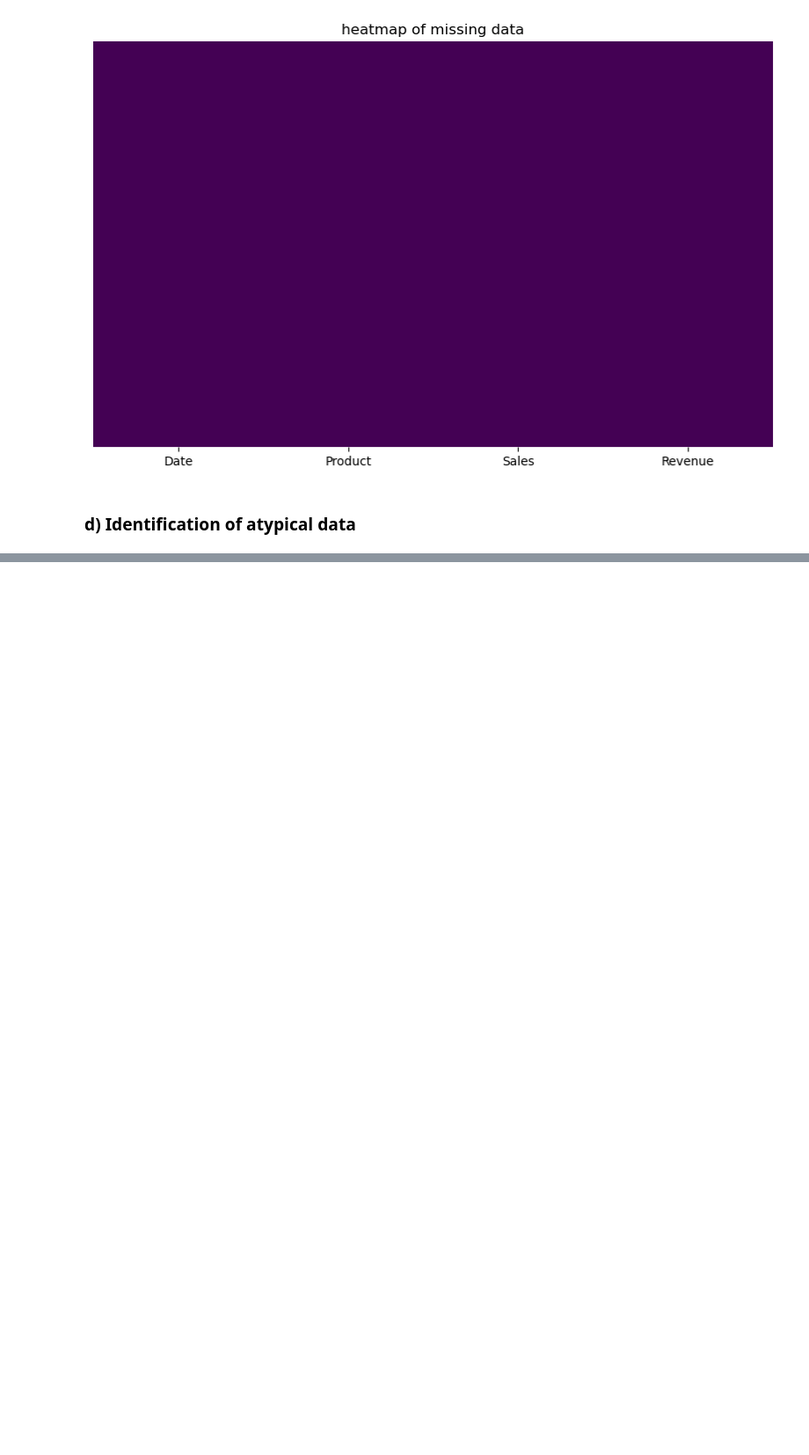
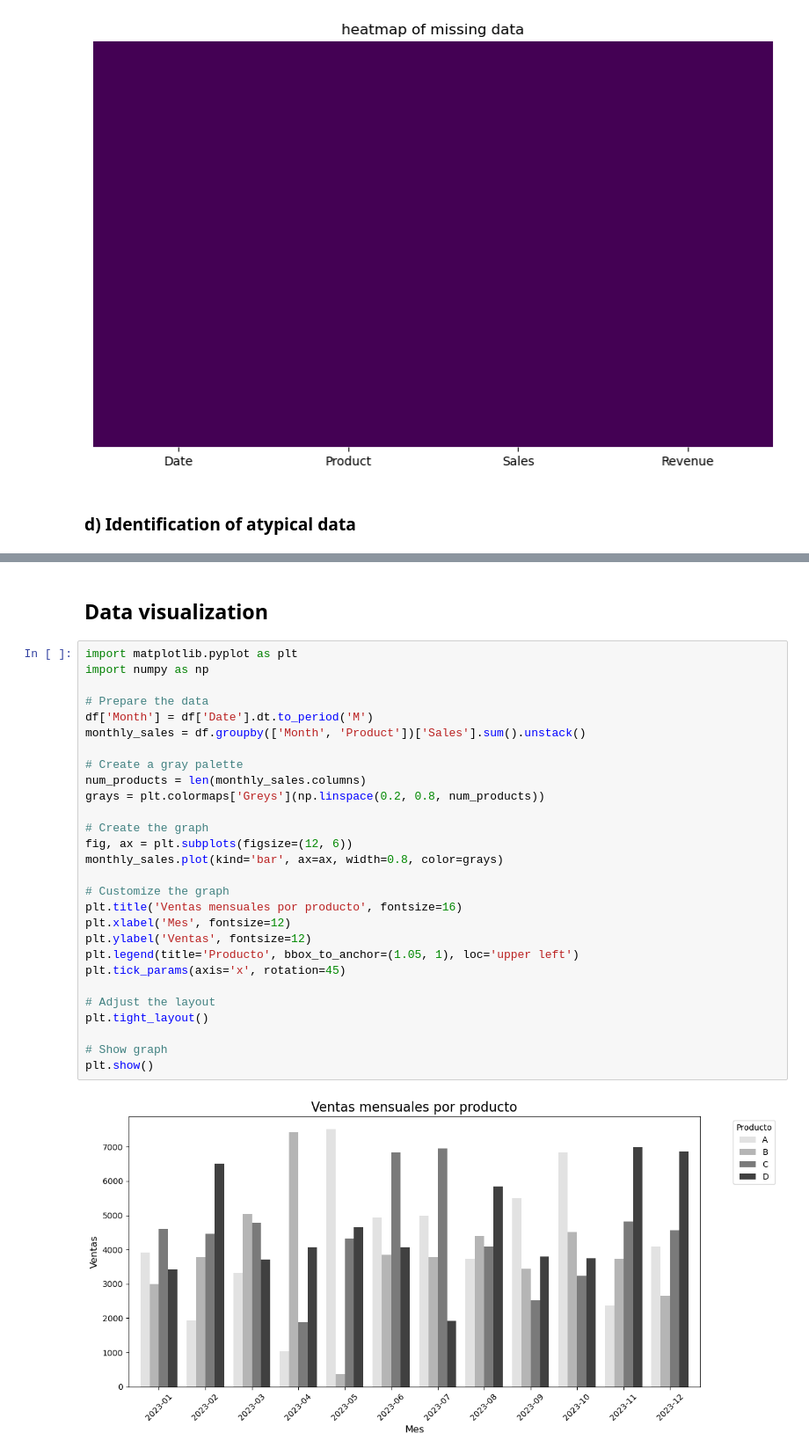
Before and after one commit to aldodds/Platzi_ProyectGitGithub, a Jupyter notebook: create_sample_data.ipynb, the cells around one changed output, grey strips where cells are left out. Shown: that part at 88% size. Drawn from its saved outputs; the diff is of its cells as text; blank space fills up the shorter version.

Commit message:
I added the data visualization

```diff
--- a/create_sample_data.ipynb
+++ b/create_sample_data.ipynb
@@ -180,0 +193,32 @@ print(revenue_outliers[['Date', 'Product', 'Revenue']])
+# %% [markdown]
+## Data visualization
+# %%
+import matplotlib.pyplot as plt
+import numpy as np
+
+# Prepare the data
+df['Month'] = df['Date'].dt.to_period('M')
+monthly_sales = df.groupby(['Month', 'Product'])['Sales'].sum().unstack()
+
+# Create a gray palette
+num_products = len(monthly_sales.columns)
+grays = plt.colormaps['Greys'](np.linspace(0.2, 0.8, num_products))
+
+# Create the graph
+fig, ax = plt.subplots(figsize=(12, 6))
+monthly_sales.plot(kind='bar', ax=ax, width=0.8, color=grays)
+
+# Customize the graph
+plt.title('Ventas mensuales por producto', fontsize=16)
+plt.xlabel('Mes', fontsize=12)
+plt.ylabel('Ventas', fontsize=12)
+plt.legend(title='Producto', bbox_to_anchor=(1.05, 1), loc='upper left')
+plt.tick_params(axis='x', rotation=45)
+
+# Adjust the layout
+plt.tight_layout()
+
+# Show graph
+plt.show()
+# %% [output]
+[figure, added]
```
Also changed, not shown: parts of 2 cells of this notebook.
